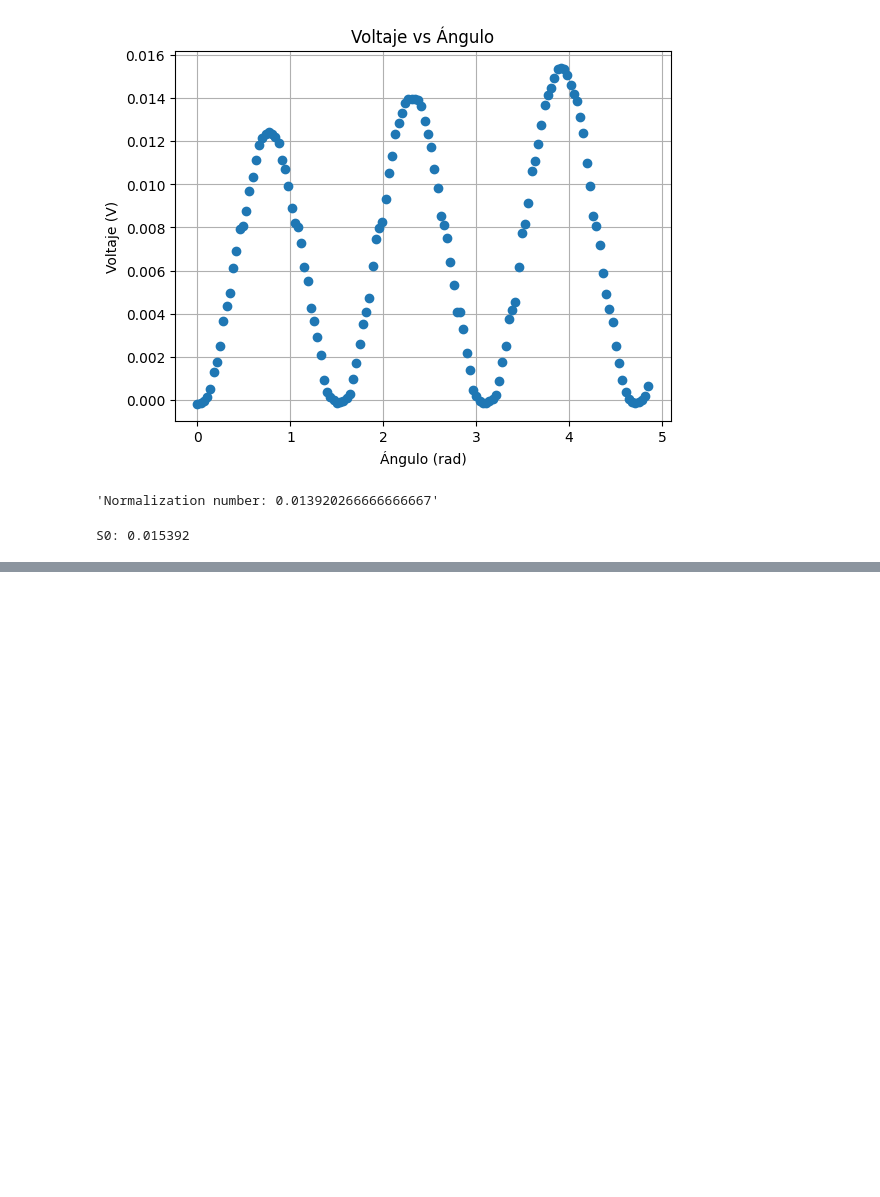
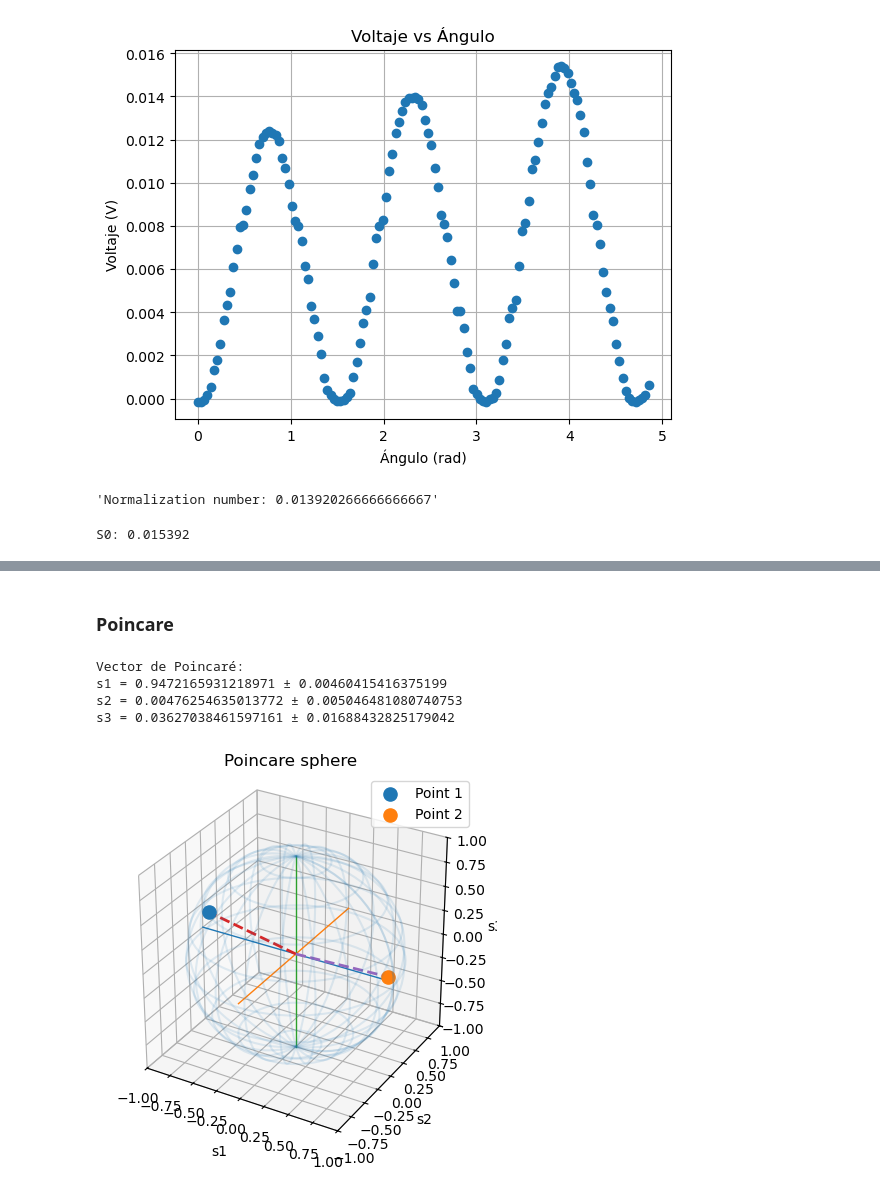
Before and after one commit to BernardoPironio/Polarimetro, a Jupyter notebook: analisis mediciones nuevas ort y paralelo.ipynb, the cells around one changed output, grey strips where cells are left out. Drawn from its saved outputs; the diff is of its cells as text; code cells hidden in the pictures; blank space fills up the shorter version.

```diff
--- a/analisis mediciones nuevas ort y paralelo.ipynb
+++ b/analisis mediciones nuevas ort y paralelo.ipynb
@@ -493,0 +686,67 @@ plot_s2_s3(s4, s2)
+# %% [markdown]
+### Poincare
+# %%
+# --- vector de Stokes normalizado (Poincaré) ---
+s1_para = S1_fit / S0_para
+s2_para= S2_fit / S0_para
+s3_para = S3_fit / S0_para
+
+# --- errores ---
+s1_err_para = S1_err / S0_para
+s2_err_para = S2_err / S0_para
+s3_err_para = S3_err / S0_para
+
+print("\nVector de Poincaré:")
+print(f"s1 = {s1_para} ± {s1_err_para}")
+print(f"s2 = {s2_para} ± {s2_err_para}")
+print(f"s3 = {s3_para} ± {s3_err_para}")
+# %% [output]
+Vector de Poincaré:
+s1 = 0.9472165931218971 ± 0.00460415416375199
+s2 = 0.00476254635013772 ± 0.005046481080740753
+s3 = 0.03627038461597161 ± 0.01688432825179042
+# %%
+def plot_poincare_sphere(ax, s_points):
+    u = np.linspace(0, 2 * np.pi, 80)
+    v = np.linspace(0, np.pi, 40)
+
+    x = np.outer(np.cos(u), np.sin(v))
+    y = np.outer(np.sin(u), np.sin(v))
+    z = np.outer(np.ones_like(u), np.cos(v))
+
+    ax.plot_wireframe(x, y, z, rstride=4, cstride=4, alpha=0.12)
+
+    # ejes
+    ax.plot([-1, 1], [0, 0], [0, 0], lw=1)
+    ax.plot([0, 0], [-1, 1], [0, 0], lw=1)
+    ax.plot([0, 0], [0, 0], [-1, 1], lw=1)
+
+    # --- plot de múltiples puntos ---
+    for i, s in enumerate(s_points):
+        ax.scatter(s[0], s[1], s[2], s=90, label=f"Point {i+1}")
+        ax.plot([0, s[0]], [0, s[1]], [0, s[2]], "--", lw=2)
+
+    ax.set_xlabel("s1")
+    ax.set_ylabel("s2")
+    ax.set_zlabel("s3")
+    ax.set_xlim(-1, 1)
+    ax.set_ylim(-1, 1)
+    ax.set_zlim(-1, 1)
+    ax.set_box_aspect((1, 1, 1))
+    ax.set_title("Poincare sphere")
+    ax.legend()
+# %%
+s1=np.array([ 0.9182177405184538, -0.14678916733408842,  -0.012863420529279104] )#curve fit de primeras med ort
+s2=np.array([-0.82727437,  0.67022515 , 0.02815319]) #curvefit first med de par
+
+s3=np.array([s1_orth,s2_orth,s3_orth])#curv fit nuevas mediciones de ort
+s4=np.array([s1_para,s2_para,s3_para])#curvfit nuevas mediciones de para
+# %%
+fig = plt.figure()
+ax = fig.add_subplot(111, projection='3d')
+
+plot_poincare_sphere(ax, [ s3,s4])
+
+plt.show()
+# %% [output]
+[figure, added]
```
Also changed, not shown: parts of 24 cells of this notebook, 1 other file.
